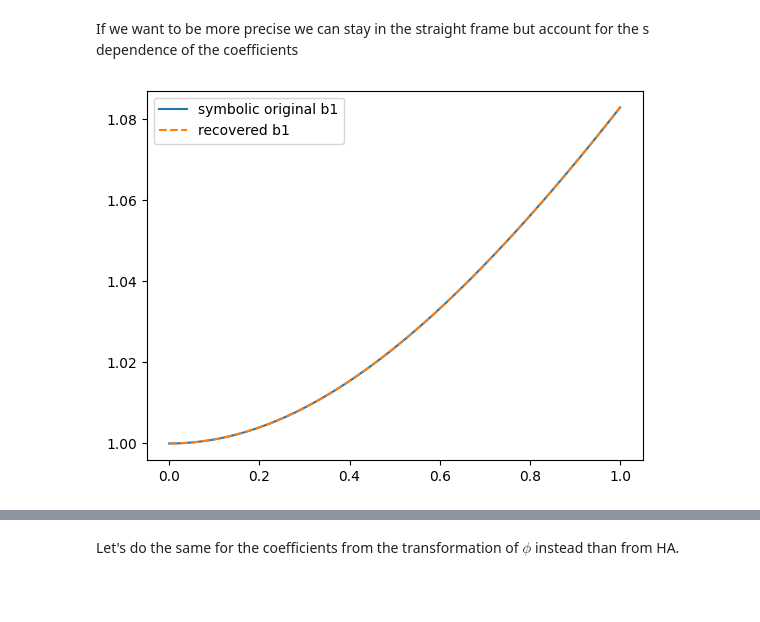
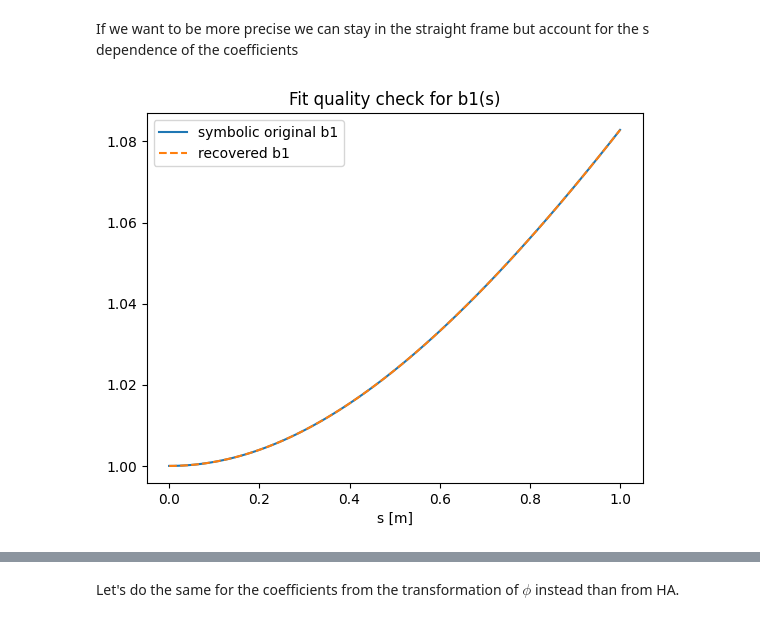
Before and after one commit to marcoliniF/bpmeth, a Jupyter notebook: preliminaryTrials/6.1track_framecomparisonnb.ipynb, the cells around one changed output, grey strips where cells are left out. Drawn from its saved outputs; the diff is of its cells as text; code cells hidden in the pictures; blank space fills up the shorter version.

Commit message:
fixed plots and limited HA order to 4

```diff
--- a/preliminaryTrials/6.1track_framecomparisonnb.ipynb
+++ b/preliminaryTrials/6.1track_framecomparisonnb.ipynb
@@ -88,7 +88,7 @@ Take the coefficient of y in phi_straight, which is $\phi_1$, expand it in a Tay
 phi0 = phi_straight.as_coefficients_dict(y)[1]   # phi_0(x, s)$
 .
 # %%
-maxordx=6
+maxordx=7
 ns=101
 phi1=phi_straight.as_coefficients_dict(y)[y]
 print("phi1=",phi1)
@@ -268,7 +268,7 @@ cylfieldmapdatastack= np.column_stack([rarr.ravel(), tarr.ravel(), sarr.ravel(),
 # %%
 fm_straight_cyl= bpmeth.fieldmaps.Fieldmap(cylfieldmapdatastack)
 
-svals, astraightofs, bstraightofs, erroras, errorbs = fm_straight_cyl.s_harmonics(rr=rr, ntheta=ntheta, ns=ns, order=maxordx)
+svals, astraightofs, bstraightofs, erroras, errorbs = fm_straight_cyl.s_harmonics(rr=rr, ntheta=ntheta, ns=ns, order=4)
 for i, b in enumerate(bstraightofs.T):
     plt.plot(svals, b, label=f"b_{i+1}(s)")
 plt.xlabel('s [m]')
@@ -283,8 +283,9 @@ As expected an s dependence appeared. To asses the importance of not neglecting
 # %% [markdown]
 We can make a quality check on the HA by plotting the difference of its result with the results from the analytical expansion of $\phi$
 # %%
-deltab=b_vals[:maxordx]-bstraightofs.T #note that b_vals includes b_0 while bstraightofs starts from b_1
-for i, d in enumerate(deltab[:6]):
+
+deltab=b_vals[:bstraightofs[0].size,:]-bstraightofs.T #note that b_vals includes b_0 while bstraightofs starts from b_1
+for i, d in enumerate(deltab[:maxordx]):
     plt.plot(svals, d, label=f"$\Delta$b_{i+1}(s)")
 plt.xlabel('s [m]')
 plt.ylabel('b_n [m^-n]')
@@ -292,8 +293,8 @@ plt.title('Absolute difference between coefficients from HA and from analytical
 plt.legend()
 plt.show()
 
-reldeltab=deltab/b_vals[1:]
-for i, d in enumerate(reldeltab[:6]):
+reldeltab=deltab/b_vals[1:bstraightofs[0].size+1]
+for i, d in enumerate(reldeltab[:maxordx]):
     plt.plot(svals[20:], d[20:], label=f"$\Delta$b_{i+1}(s)")
 
 plt.xlabel('s [m]')
@@ -324,18 +325,24 @@ plt.legend()
 plt.show()
 
 #visualise from the pov of the curved frame
-for ss in sol_strnaive:
+for i, ss in enumerate(sol_strnaive):
     xc=np.sqrt((ss.y[0]+1/h)**2+ss.t**2)-1/h
     sc=np.arctan(ss.t/(ss.y[0]+1/h))/h
-    plt.plot(sc,xc)
+    if i == 0:
+        plt.plot(sc,xc, label='naive tracking in straight frame')
+    else:
+        plt.plot(sc,xc)
 plt.xlabel('s [m]')
 plt.ylabel('x [m]')
 plt.title("Naive trajectory seen from curved frame")
 # x=np.linspace(0,1,50)
 # y= np.zeros(50)
 # plt.plot(x,y, color='red', label='arc of circumference of radius h^-1')
-for ss in sol_curved:
-    plt.plot(ss.t, ss.y[0],'--',label='tracking in curved frame')
+for i,ss in enumerate(sol_curved):
+    if i == 0:
+        plt.plot(ss.t, ss.y[0],'--',label='tracking in curved frame')
+    else:
+        plt.plot(ss.t, ss.y[0],'--')
 plt.legend()
 plt.xlim((0., 1.))#because H curved has length 1
 plt.show()
@@ -347,29 +354,31 @@ If we want to be more precise we can stay in the straight frame but account for
 # %%
 # Use a Chebyshev basis on [0,1] and a moderate degree to reduce ill-conditioning.
 degree = 10
 b_nfit = []
 a_nfit = []
 
 s = sp.symbols('s')
 
 for arr, dst in [(bstraightofs, b_nfit), (astraightofs, a_nfit)]:
     for j in range(arr.shape[1]):
         cheb = np.polynomial.Chebyshev.fit(sstraightarray, arr[:, j], deg=degree, domain=[0, 1])
         poly = cheb.convert(kind=np.polynomial.Polynomial)
         coeffs = poly.coef
         poly_expr = sum(sp.Float(coeffs[i]) * s**i for i in range(len(coeffs)))
         dst.append(str(sp.expand(poly_expr)))
 
 
 plt.plot(sstraightarray, bstraightofs[:,0], label="symbolic original b1")
 b1ofslambdified = sp.lambdify(s, b_nfit[0], modules='numpy')
 b1_eval = b1ofslambdified(sstraightarray)
 b1_eval = np.broadcast_to(b1_eval, sstraightarray.shape)  # works for scalar or array
 plt.plot(sstraightarray, b1_eval,'--', label='recovered b1')
 plt.legend()
+plt.title("Fit quality check for b1(s)")
+plt.xlabel('s [m]')
 plt.show()
 # %% [output]
-[figure, old version]
+[figure, new version]
 # %%
 Astrbetter=bpmeth.GeneralVectorPotential(h=0, b=b_nfit, a=a_nfit, nphi=7)#accounts for the s dependence of the coefficients
 Hstrbetter = bpmeth.Hamiltonian(length=1,h=0, vectp=Astrbetter)
```
Also changed, not shown: parts of 14 cells of this notebook.
